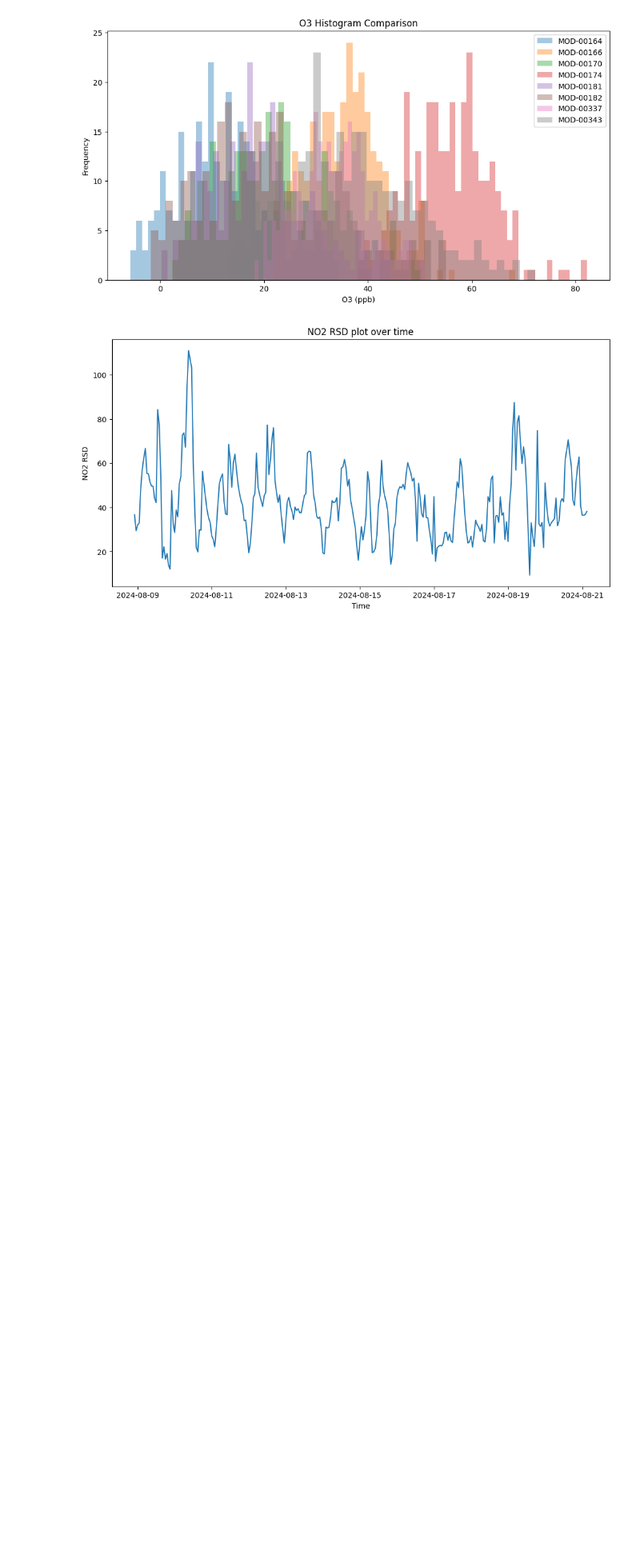
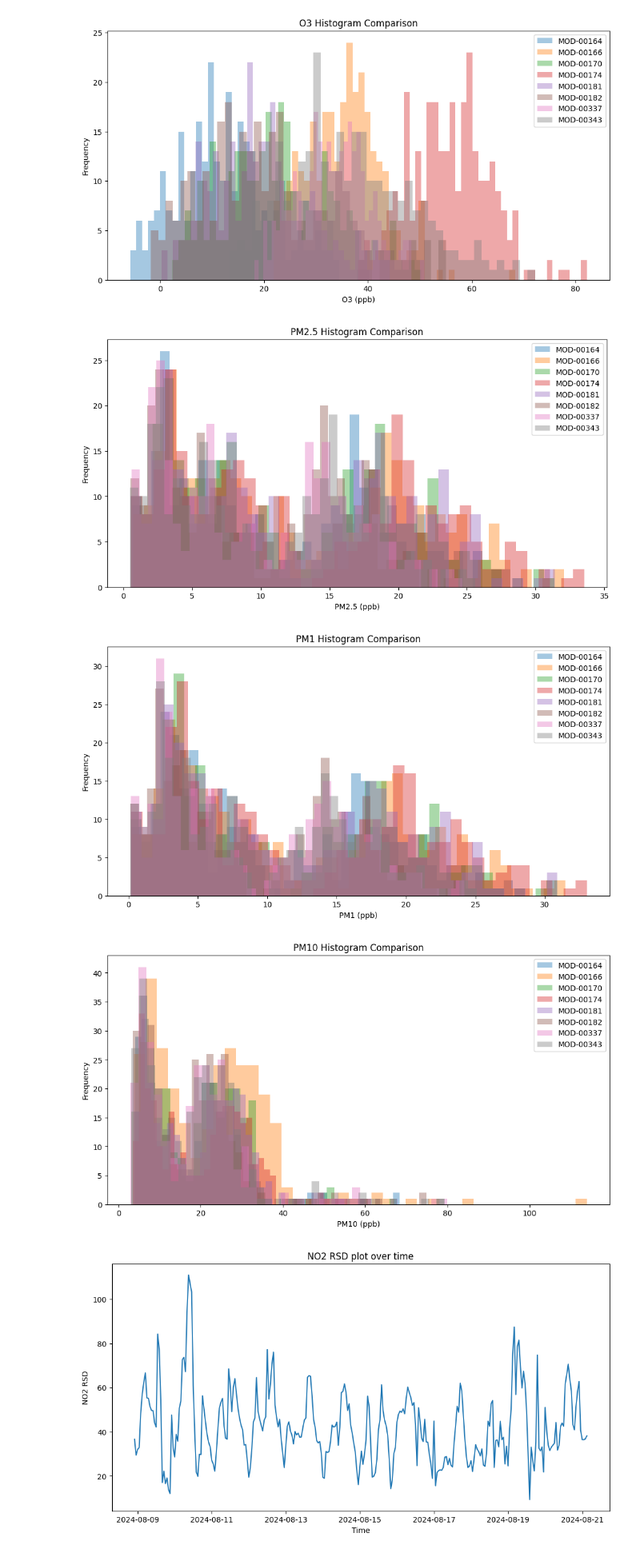
Before and after one commit to jacklardner/amy-rooftop-quant-analysis, a Jupyter notebook: main.ipynb, the cells around one changed output. Shown at 80% size. Saved outputs shown, nothing was run; the diff lists cells and outputs as text; code cells hidden in the pictures; blank space fills up the shorter version.

```diff
--- a/main.ipynb
+++ b/main.ipynb
@@ -170,6 +262,60 @@ plt.legend()
 plt.show()
 # %% [output]
 [figure]
+# %%
+plt.figure(figsize=(12, 6))
+
+for col in pm25_clean.columns:
+    plt.hist(
+        pm25_clean[col].dropna(),
+        bins=40,
+        alpha=0.4,
+        label=col
+    )
+
+plt.xlabel("PM2.5 (ppb)")
+plt.ylabel("Frequency")
+plt.title("PM2.5 Histogram Comparison")
+plt.legend()
+plt.show()
+
+
+plt.figure(figsize=(12, 6))
+
+for col in pm1_clean.columns:
+    plt.hist(
+        pm1_clean[col].dropna(),
+        bins=40,
+        alpha=0.4,
+        label=col
+    )
+
+plt.xlabel("PM1 (ppb)")
+plt.ylabel("Frequency")
+plt.title("PM1 Histogram Comparison")
+plt.legend()
+plt.show()
+
+
+plt.figure(figsize=(12, 6))
+
+for col in pm10_clean.columns:
+    plt.hist(
+        pm10_clean[col].dropna(),
+        bins=40,
+        alpha=0.4,
+        label=col
+    )
+
+plt.xlabel("PM10 (ppb)")
+plt.ylabel("Frequency")
+plt.title("PM10 Histogram Comparison")
+plt.legend()
+plt.show()
+# %% [output]
+[figure, added]
+[figure, added]
+[figure, added]
 # %%
 #function for calculating RSD
 
```
Also changed, not shown: parts of 15 cells of this notebook, 3 other files.
